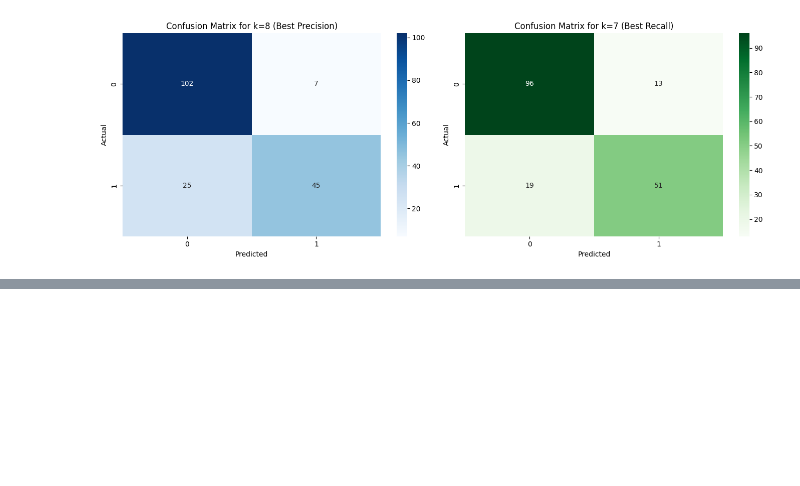
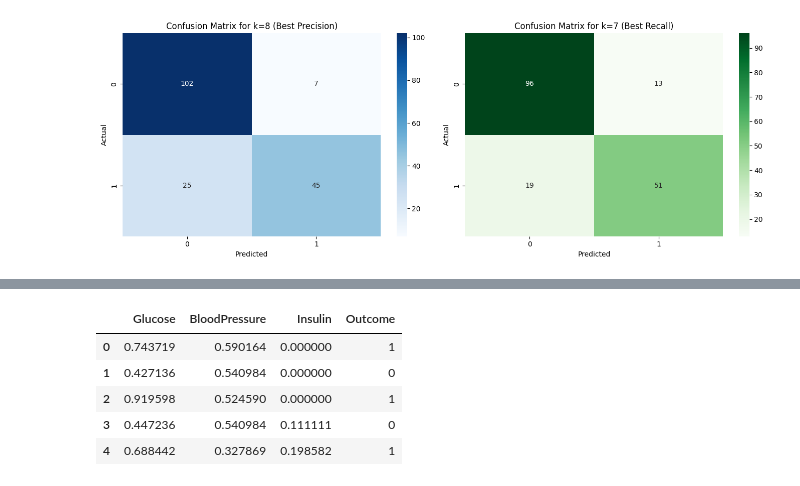
Before and after one commit to X1las/DaT, a Jupyter notebook: exercises.ipynb, the cells around one changed output, grey strips where cells are left out. Saved outputs shown, nothing was run; the diff lists cells and outputs as text; code cells hidden in the pictures; blank space fills up the shorter version.

```diff
--- a/exercises.ipynb
+++ b/exercises.ipynb
@@ -897,0 +954,14 @@ plt.show()
+# %%
+# Scaling to between 0 and 1
+scaler = MinMaxScaler()
+diabetes_scaled = pd.DataFrame(scaler.fit_transform(diabetes_isolated.drop("Outcome", axis=1)), columns=diabetes_isolated.columns[:-1])
+diabetes_scaled["Outcome"] = diabetes_isolated["Outcome"]
+
+diabetes_scaled.head()
+# %% [output]
+|  | Glucose | BloodPressure | Insulin | Outcome |
+| 0 | 0.743719 | 0.590164 | 0.000000 | 1 |
+| 1 | 0.427136 | 0.540984 | 0.000000 | 0 |
+| 2 | 0.919598 | 0.524590 | 0.000000 | 1 |
+| 3 | 0.447236 | 0.540984 | 0.111111 | 0 |
+| 4 | 0.688442 | 0.327869 | 0.198582 | 1 |
```
Also changed, not shown: parts of 8 cells of this notebook, 2 other files.
